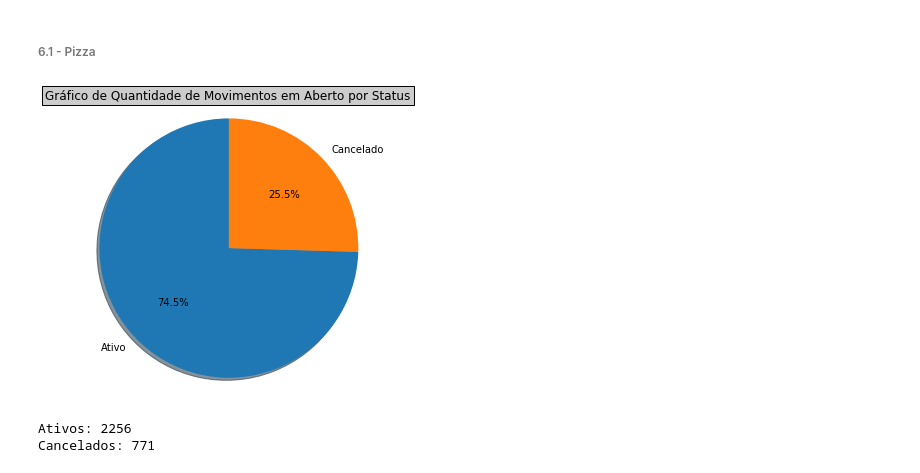
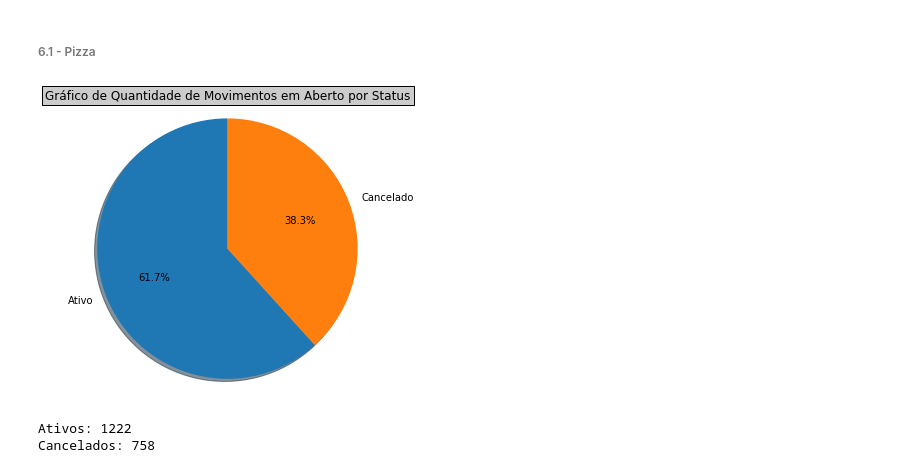
Before and after one commit to UesleiJf/projeto-preditivo, a Jupyter notebook: Projeto/Etapa-01/ANÁLISE ESTATÍSTICA DESCRITIVA.ipynb, the cells around one changed output. Drawn from its saved outputs; the diff is of its cells as text; code cells hidden in the pictures.

```diff
--- a/Projeto/Etapa-01/ANÁLISE ESTATÍSTICA DESCRITIVA.ipynb
+++ b/Projeto/Etapa-01/ANÁLISE ESTATÍSTICA DESCRITIVA.ipynb
@@ -160,30 +160,30 @@ Podemos ver também que a pior correlação (tendo como base -1 como "forte corr
 # %%
 fig = plt.figure(figsize=(8,4))
 ax = fig.add_axes((0,0,.5,1))
 ax.set_title('Gráfico de Quantidade de Movimentos em Aberto por Status', bbox={'facecolor':'0.8', 'pad':3})
 
-qtde_em_aberto_ativo = (df['status'] == 'ATIVO') & (df['qtde_em_aberto'] >= 0)
+qtde_em_aberto_ativo = (df['status'] == 'ATIVO') & (df['qtde_em_aberto'] > 0)
 qtde_em_aberto_ativo = df[qtde_em_aberto_ativo]
 
-qtde_em_aberto_cancelado = (df['status'] == 'CANCELADO') & (df['qtde_em_aberto'] >= 0)
+qtde_em_aberto_cancelado = (df['status'] == 'CANCELADO') & (df['qtde_em_aberto'] > 0)
 qtde_em_aberto_cancelado = df[qtde_em_aberto_cancelado]
 
 labels = ['Ativo', 'Cancelado']
-quantidade = [qtde_em_aberto_ativo.shape[0], qtde_em_aberto_cancelado.shape[0]]
+quantidade_qtde_em_aberto = [qtde_em_aberto_ativo.shape[0], qtde_em_aberto_cancelado.shape[0]]
 
 explode = (0, 0)
-total = sum(quantidade)
-plt.pie(quantidade, explode=explode, labels=labels, autopct='%1.1f%%',  shadow=True, startangle=90)
+total = sum(quantidade_qtde_em_aberto)
+plt.pie(quantidade_qtde_em_aberto, explode=explode, labels=labels, autopct='%1.1f%%',  shadow=True, startangle=90)
 
 plt.axis('equal')
 plt.show()
 
 print('Ativos: %s' % (qtde_em_aberto_ativo.shape[0]))
 print('Cancelados: %s' % (qtde_em_aberto_cancelado.shape[0]))
 # %% [output]
-[figure, old version]
+[figure, new version]
-Ativos: 2256
-Cancelados: 771
+Ativos: 1222
+Cancelados: 758
 # %%
 fig = plt.figure(figsize=(8,4))
 ax = fig.add_axes((0,0,.5,1))
```
Also changed, not shown: parts of 1 cell of this notebook.
